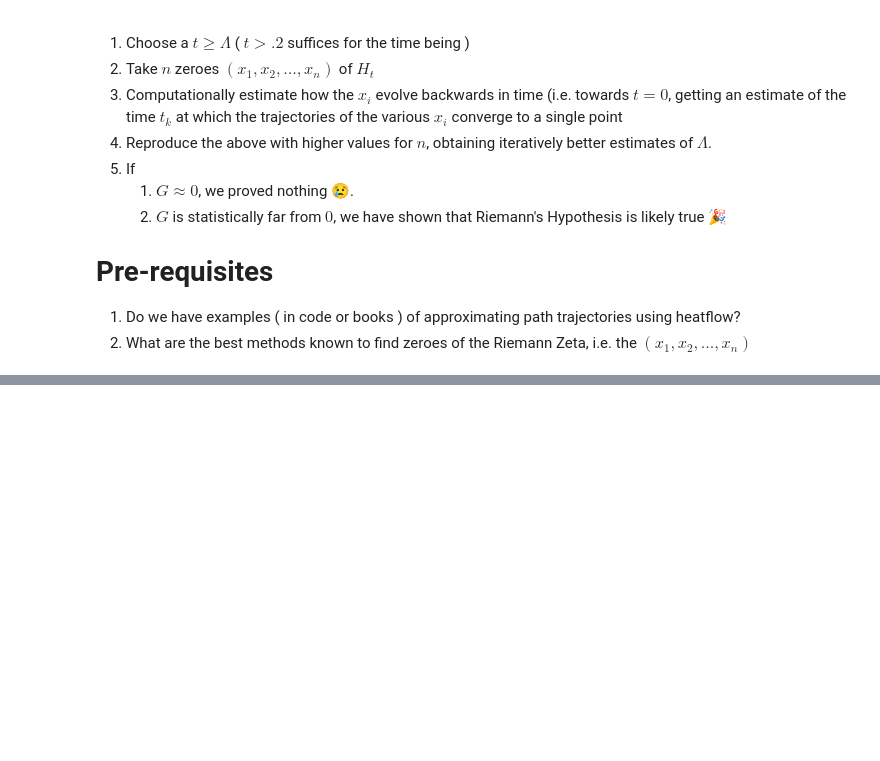
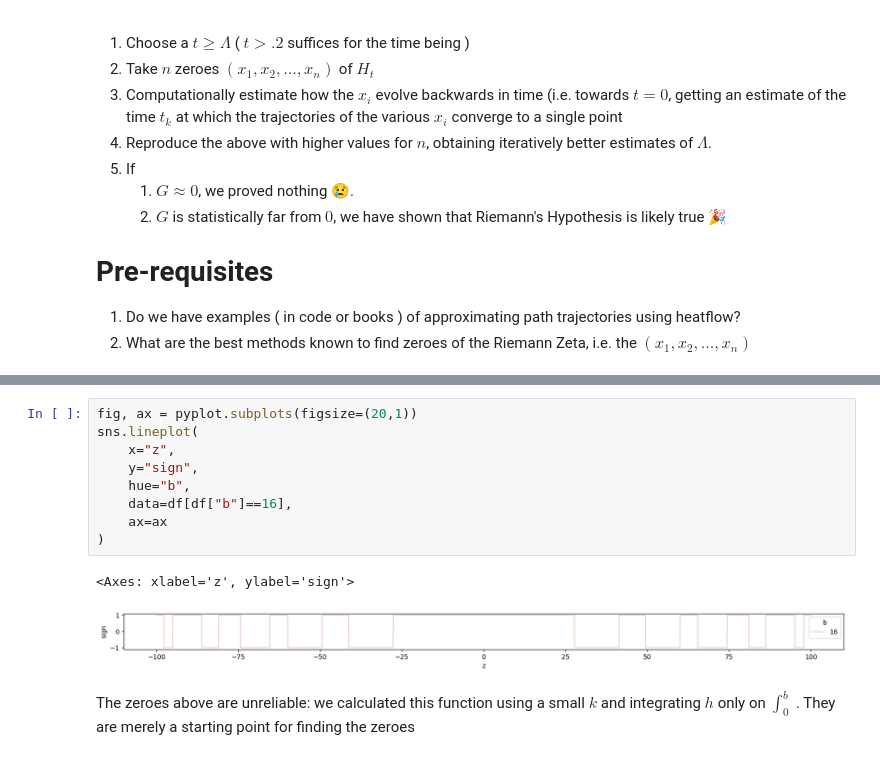
Before and after one commit to migueltorrescosta/notebooks, a Jupyter notebook: Quantum/Riemann.ipynb, the cells around one changed output, grey strips where cells are left out. Drawn from its saved outputs; the diff is of its cells as text; blank space fills up the shorter version.

```diff
--- a/Quantum/Riemann.ipynb
+++ b/Quantum/Riemann.ipynb
@@ -27,0 +113,14 @@ We want to find bounds on $Λ$, following an approach similar to the polymath pr
+# %%
+fig, ax = pyplot.subplots(figsize=(20,1))
+sns.lineplot(
+    x="z",
+    y="sign",
+    hue="b",
+    data=df[df["b"]==16],
+    ax=ax
+)
+# %% [output]
+<Axes: xlabel='z', ylabel='sign'>
+[figure, added]
+# %% [markdown]
+The zeroes above are unreliable: we calculated this function using a small $k$ and integrating $h$ only on $\int_0^{b}$ . They are merely a starting point for finding the zeroes
```
Also changed, not shown: parts of 9 cells of this notebook.
